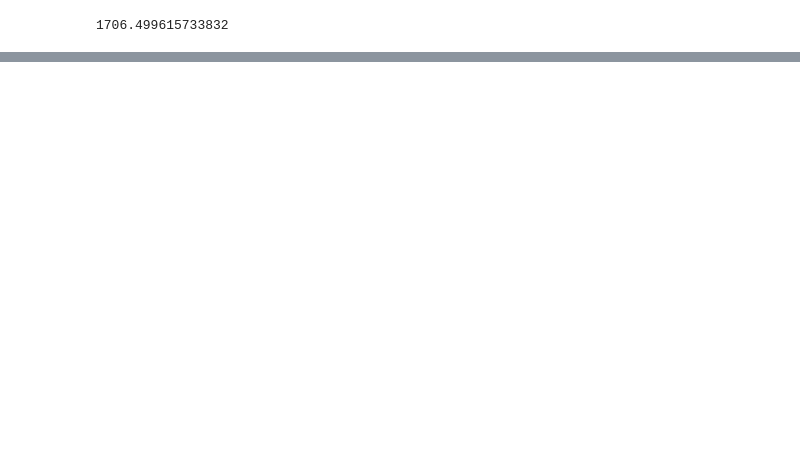
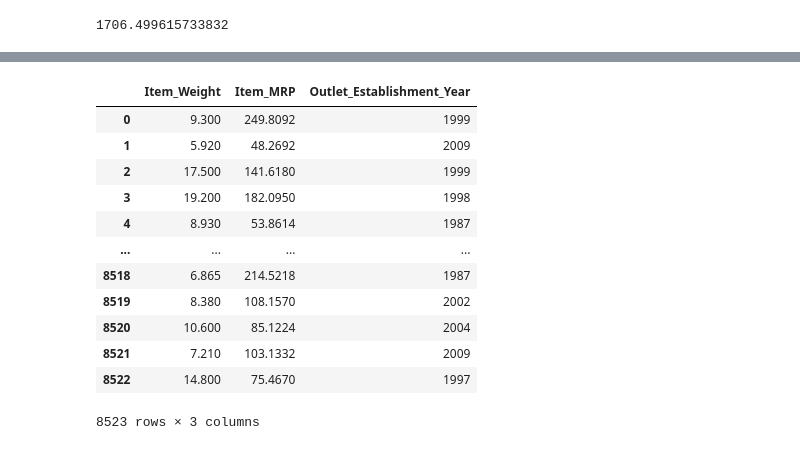
Before and after one commit to mse056/Classification, a Jupyter notebook: Dimentionality Reduction.ipynb, the cells around one changed output, grey strips where cells are left out. Drawn from its saved outputs; the diff is of its cells as text; code cells hidden in the pictures; blank space fills up the shorter version.

```diff
--- a/Dimentionality Reduction.ipynb
+++ b/Dimentionality Reduction.ipynb
@@ -129,0 +208,24 @@ for i in range(0,len(null_perc)):
+# %%
+skewness = x.skew(numeric_only=True)
+column_names = ['Item_Weight', 'Item_Visibility', 'Item_MRP', 'Outlet_Establishment_Year']
+new_comlumn_names = []
+for i in range(0,len(skewness)):
+    if (skewness[i] < 0.5 and skewness[i] > -0.5):
+        new_comlumn_names.append(column_names[i])
+
+x = data[new_comlumn_names]
+x
+# %% [output]
+|  | Item_Weight | Item_MRP | Outlet_Establishment_Year |
+| 0 | 9.300 | 249.8092 | 1999 |
+| 1 | 5.920 | 48.2692 | 2009 |
+| 2 | 17.500 | 141.6180 | 1999 |
+| 3 | 19.200 | 182.0950 | 1998 |
+| 4 | 8.930 | 53.8614 | 1987 |
+| ... | ... | ... | ... |
+| 8518 | 6.865 | 214.5218 | 1987 |
+| 8519 | 8.380 | 108.1570 | 2002 |
+| 8520 | 10.600 | 85.1224 | 2004 |
+| 8521 | 7.210 | 103.1332 | 2009 |
+| 8522 | 14.800 | 75.4670 | 1997 |
+8523 rows × 3 columns
```
Also changed, not shown: parts of 10 cells of this notebook.
